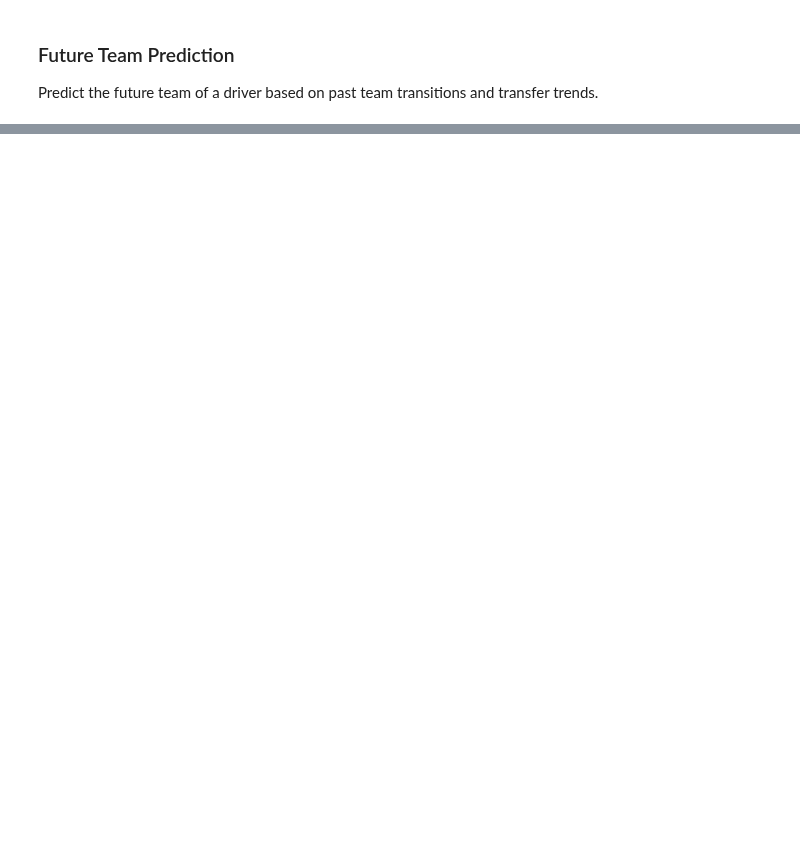
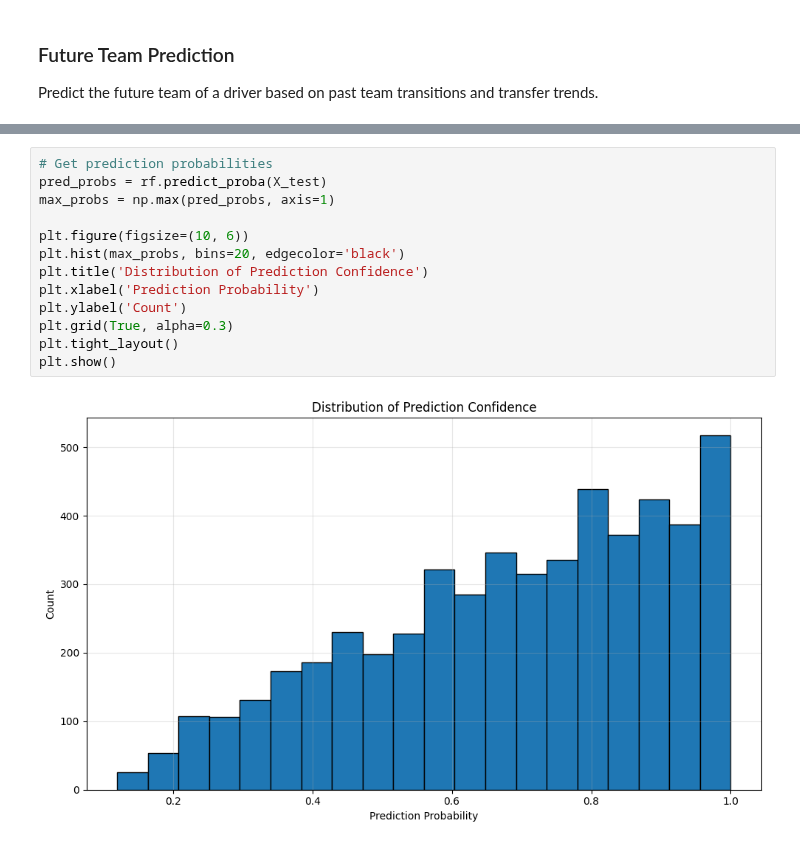
Before and after one commit to yesh-045/Data_Premier_League, a Jupyter notebook: challenges/future_team_prediction/model.ipynb, the cells around one changed output, grey strips where cells are left out. Drawn from its saved outputs; the diff is of its cells as text; blank space fills up the shorter version.

```diff
--- a/challenges/future_team_prediction/model.ipynb
+++ b/challenges/future_team_prediction/model.ipynb
@@ -211,0 +222,15 @@ Application Error: Training failed: y contains previously unseen labels: np.str_
+# %%
+# Get prediction probabilities
+pred_probs = rf.predict_proba(X_test)
+max_probs = np.max(pred_probs, axis=1)
+
+plt.figure(figsize=(10, 6))
+plt.hist(max_probs, bins=20, edgecolor='black')
+plt.title('Distribution of Prediction Confidence')
+plt.xlabel('Prediction Probability')
+plt.ylabel('Count')
+plt.grid(True, alpha=0.3)
+plt.tight_layout()
+plt.show()
+# %% [output]
+[figure, added]
```
Also changed, not shown: parts of 9 cells of this notebook.
